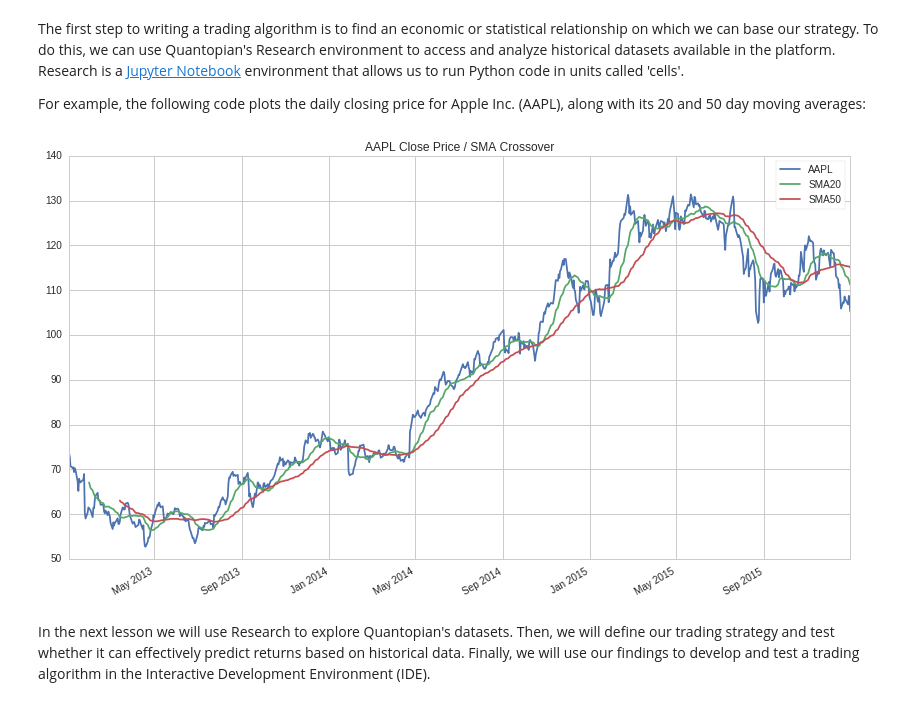
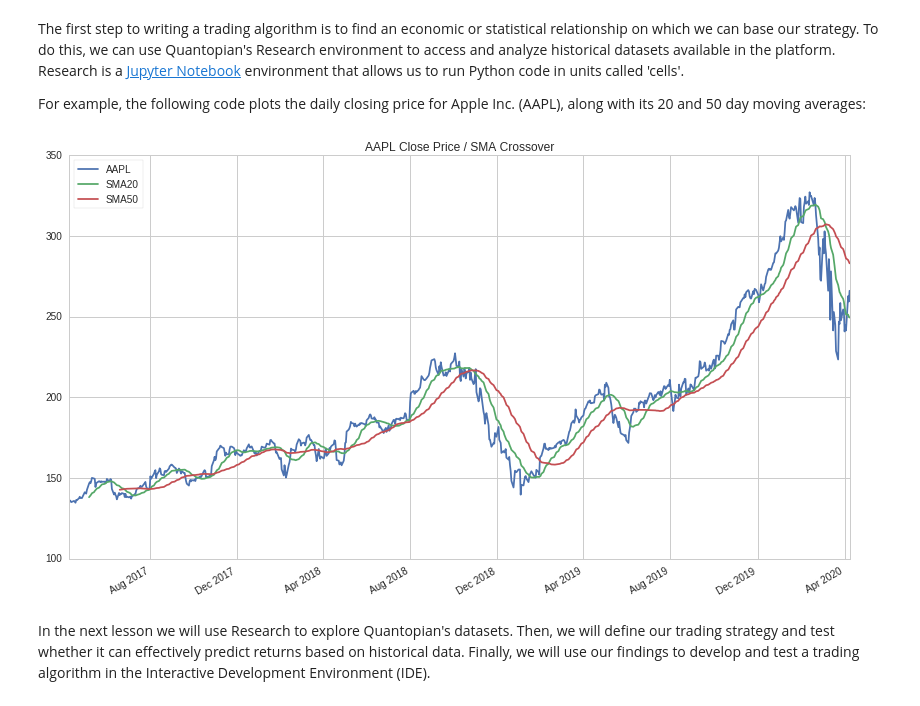
Before and after one commit to gnpinedal/Algorithms, a Jupyter notebook: Tutorials 1-8 Quantopian Notebooks/gnpinedal Getting Started Tutorial - Lesson 1.ipynb, the cells around one changed output. Saved outputs shown, nothing was run; the diff lists cells and outputs as text; code cells hidden in the pictures.

```diff
--- a/Tutorials 1-8 Quantopian Notebooks/gnpinedal Getting Started Tutorial - Lesson 1.ipynb
+++ b/Tutorials 1-8 Quantopian Notebooks/gnpinedal Getting Started Tutorial - Lesson 1.ipynb
@@ -13,31 +13,31 @@ For example, the following code plots the daily closing price for Apple Inc. (AA
 # %%
 # Research environment functions
 from quantopian.research import prices, symbols
 
 # Pandas library: https://pandas.pydata.org/
 import pandas as pd
 
 # Query historical pricing data for AAPL
 aapl_close = prices(
     assets=symbols('AAPL'),
-    start='2013-01-01',
-    end='2016-01-01',
+    start='2017-04-09',
+    end='2020-04-09',
 )
 
 # Compute 20 and 50 day moving averages on
 # AAPL's pricing data
 aapl_sma20 = aapl_close.rolling(20).mean()
 aapl_sma50 = aapl_close.rolling(50).mean()
 
 # Combine results into a pandas DataFrame and plot
 pd.DataFrame({
     'AAPL': aapl_close,
     'SMA20': aapl_sma20,
     'SMA50': aapl_sma50
 }).plot(
     title='AAPL Close Price / SMA Crossover'
 );
 # %% [output]
-[figure, old version]
+[figure, new version]
 # %% [markdown]
 In the next lesson we will use Research to explore Quantopian's datasets. Then, we will define our trading strategy and test whether it can effectively predict returns based on historical data. Finally, we will use our findings to develop and test a trading algorithm in the Interactive Development Environment (IDE).
```
